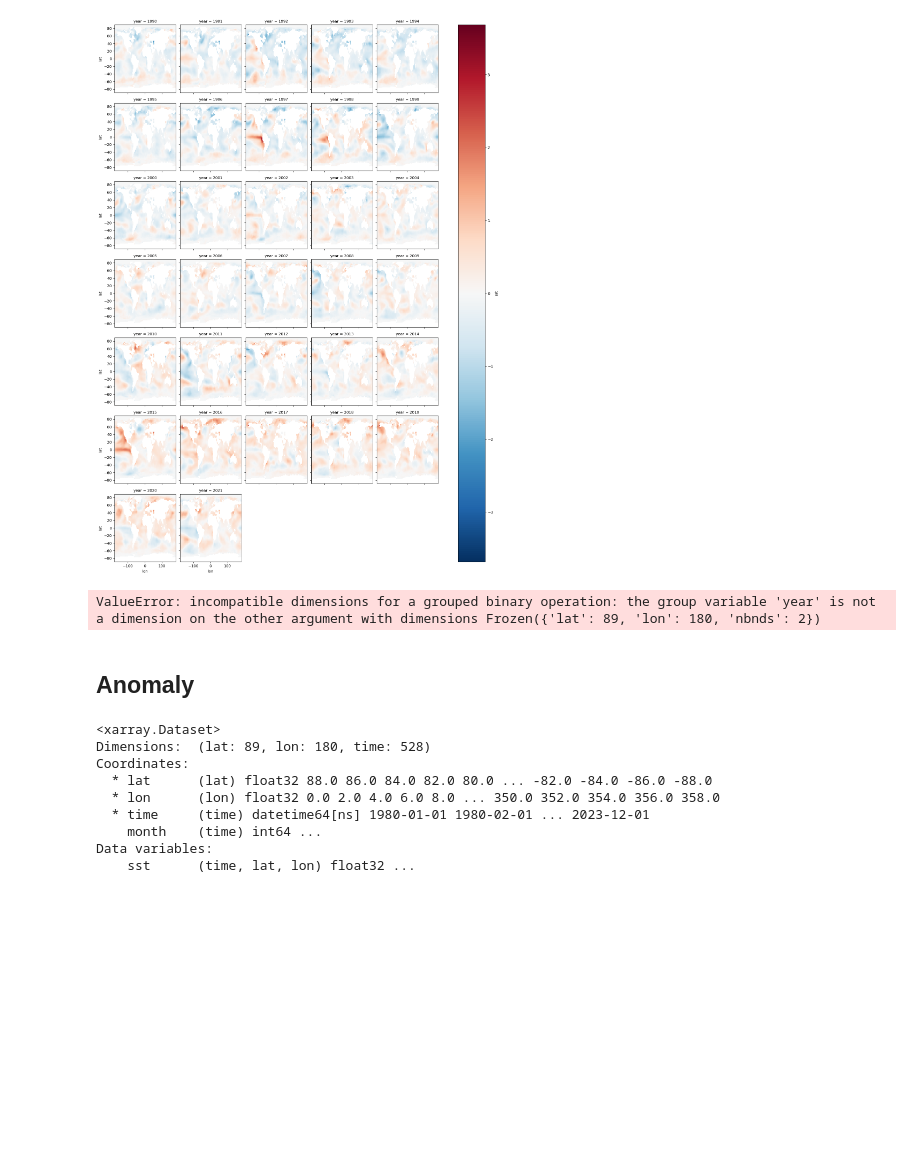
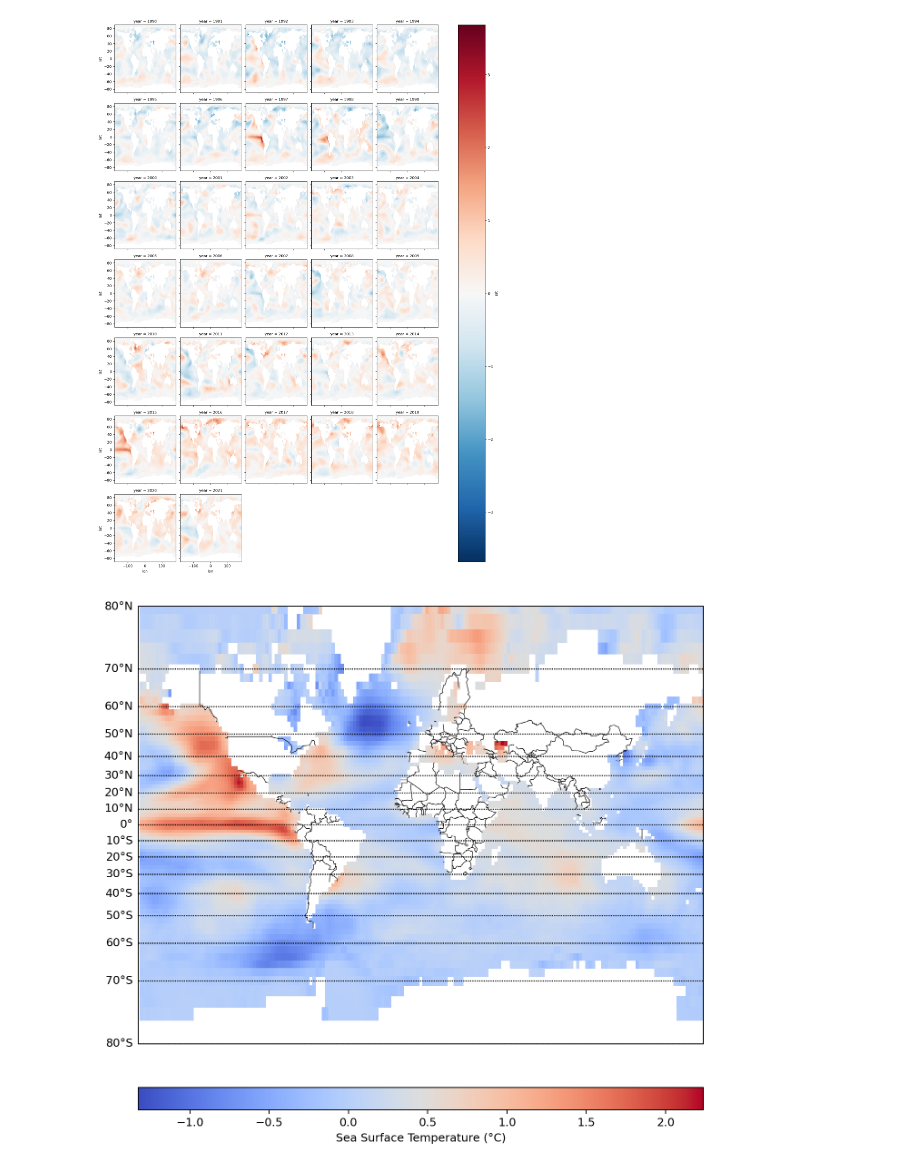
Before and after one commit to blackteacatsu/fall_2024_climate_infectionous, a Jupyter notebook: project/CLIMATE_VAR_analysis.ipynb, the cells around one changed output. Cells and saved outputs as stored; diff of their text form; code cells hidden in the pictures; blank space fills up the shorter version.

```diff
--- a/project/CLIMATE_VAR_analysis.ipynb
+++ b/project/CLIMATE_VAR_analysis.ipynb
@@ -194,23 +215,31 @@ px.imshow(climatology['sst'], x=lon, y=-lat)
-# %%
-anomaly = sst_yr_mean.groupby('year') - climatology
-px.imshow(anomaly.mean(dim='year')['sst'], x=lon, y=-lat)
-# %% [output]
-ValueError: incompatible dimensions for a grouped binary operation: the group variable 'year' is not a dimension on the other argument with dimensions Frozen({'lat': 89, 'lon': 180, 'nbnds': 2})
-# %% [markdown]
-## Anomaly
-# %%
-sst_mn_mean_anomaly = xr.open_dataset('/Users/kris/GitHub/fall_2024_trp_proj/data/sst.mnmean.anomaly.nc')
-#sst_mn_mean = sst_mn_mean.sel(year = slice('1990-01-01', '2021-12-01'))
-#lat=sst_mn_mean['lat']
-#lon=sst_mn_mean['lon']
-sst_mn_mean_anomaly
-# %% [output]
-<xarray.Dataset>
-Dimensions:  (lat: 89, lon: 180, time: 528)
-Coordinates:
-  * lat      (lat) float32 88.0 86.0 84.0 82.0 80.0 ... -82.0 -84.0 -86.0 -88.0
-  * lon      (lon) float32 0.0 2.0 4.0 6.0 8.0 ... 350.0 352.0 354.0 356.0 358.0
-  * time     (time) datetime64[ns] 1980-01-01 1980-02-01 ... 2023-12-01
-    month    (time) int64 ...
-Data variables:
-    sst      (time, lat, lon) float32 ...
+# %%
+plt.figure(figsize=(14, 8), dpi=180)
+
+
+# Because our lon and lat variables are 1D,
+# use meshgrid to create 2D arrays
+# Not necessary if coordinates are already in 2D arrays.
+lon, lat = np.meshgrid(lons, lats)
+xi, yi = m(lon, lat)
+
+# Plot Data
+cs = m.pcolor(xi,yi,np.squeeze(anomaly['sst'].sel(year=2015)), cmap='coolwarm')
+
+# Add Grid Lines
+m.drawparallels(np.arange(-80., 81., 10.), labels=[1,0,0,0], fontsize=10)
+#m.drawmeridians(np.arange(-180., 181., 10.), labels=[0,0,0,1], fontsize=10)
+
+# Add Coastlines, States, and Country Boundaries
+#m.drawcoastlines()
+#m.drawstates()
+m.drawcountries()
+
+# Add Colorbar
+cbar = m.colorbar(cs, location='bottom', pad="10%")
+cbar.set_label(unit)
+
+
+
+plt.show()
+# %% [output]
+[figure, added]
```
Also changed, not shown: parts of 6 cells of this notebook, 6 other files.
